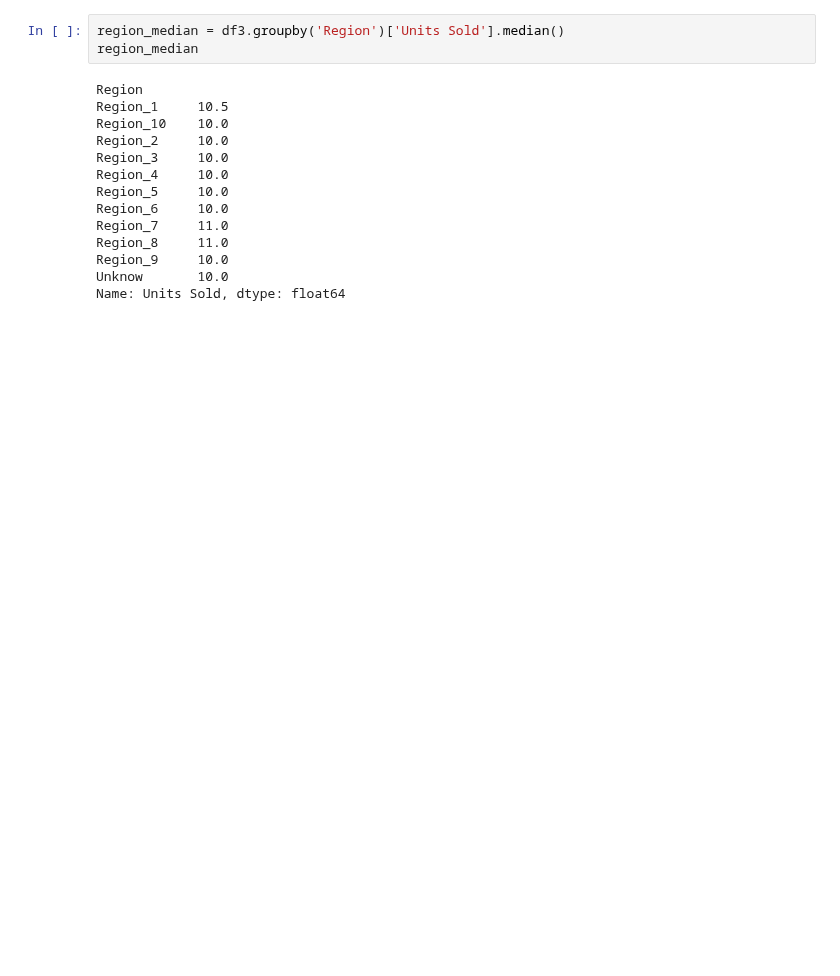
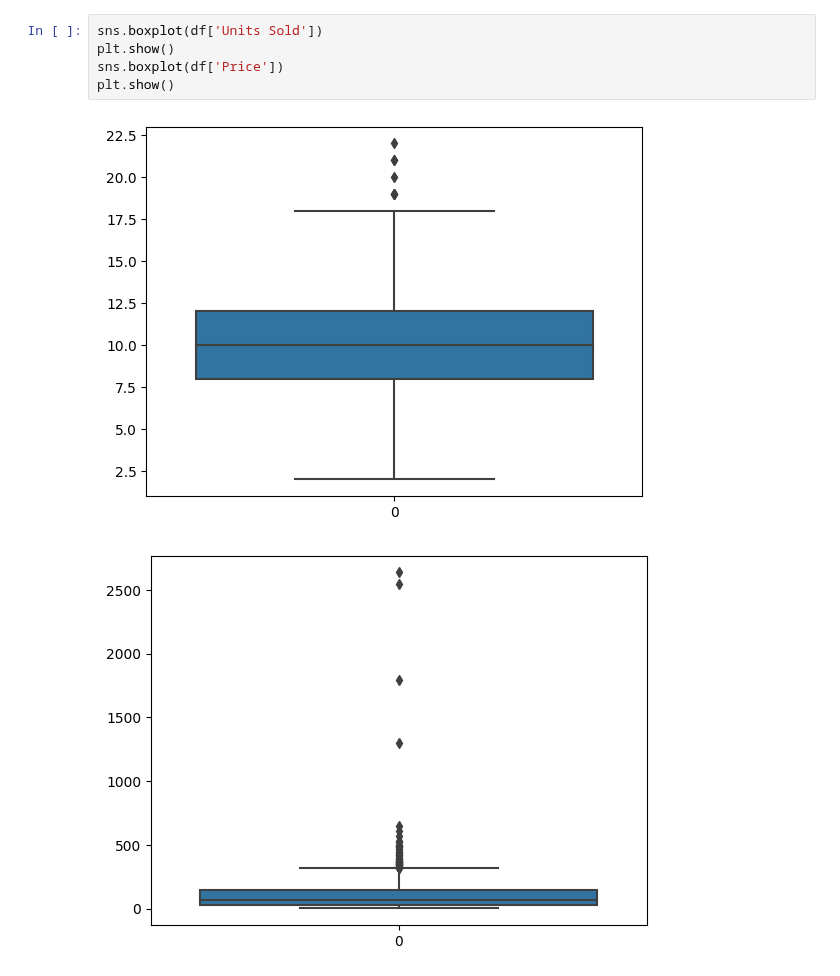
Before and after one commit to ChuHongHeMike/schulich_data_science_he55, a Jupyter notebook: Assignment/A1.ipynb, the cells around one changed output. Saved outputs shown, nothing was run; the diff lists cells and outputs as text; blank space fills up the shorter version.

```diff
--- a/Assignment/A1.ipynb
+++ b/Assignment/A1.ipynb
@@ -31,18 +59,9 @@ False
-# %%
-region_median = df3.groupby('Region')['Units Sold'].median()
-region_median
-# %% [output]
-Region
-Region_1     10.5
-Region_10    10.0
-Region_2     10.0
-Region_3     10.0
-Region_4     10.0
-Region_5     10.0
-Region_6     10.0
-Region_7     11.0
-Region_8     11.0
-Region_9     10.0
-Unknow       10.0
-Name: Units Sold, dtype: float64
+# %%
+sns.boxplot(df['Units Sold'])
+plt.show()
+sns.boxplot(df['Price'])
+plt.show()
+# %% [output]
+[figure, added]
+[figure, added]
 # %%
```
Also changed, not shown: parts of 5 cells of this notebook.
